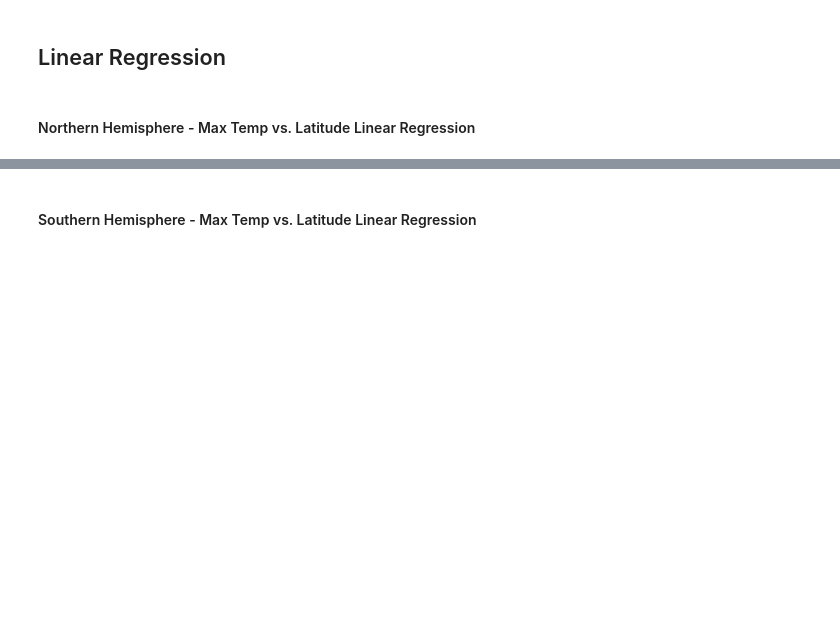
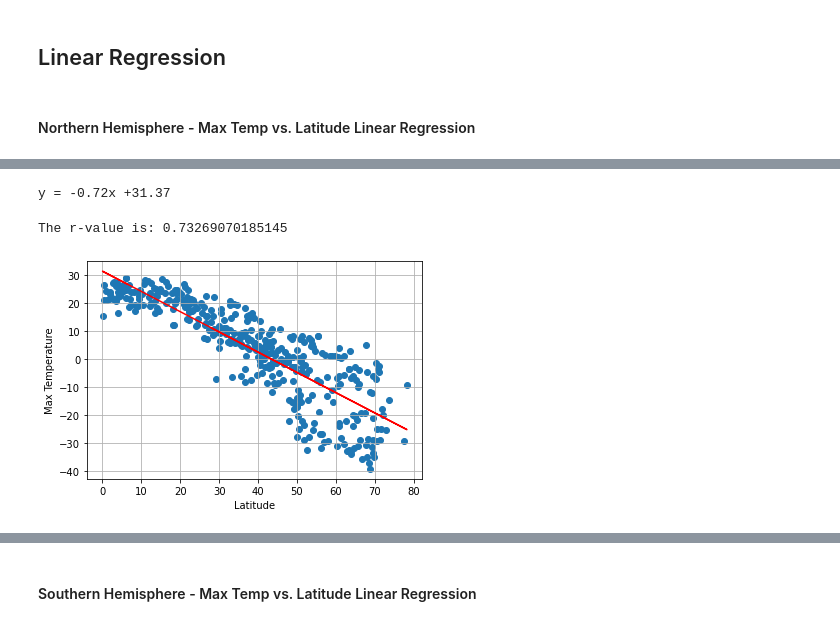
Before and after one commit to jcus/python-api-challenge, a Jupyter notebook: starter_code/WeatherPy.ipynb, the cells around one changed output, grey strips where cells are left out. Cells and saved outputs as stored; diff of their text form; code cells hidden in the pictures; blank space fills up the shorter version.

```diff
--- a/starter_code/WeatherPy.ipynb
+++ b/starter_code/WeatherPy.ipynb
@@ -371,0 +406,7 @@ Observations show that the wind speed increases equatorward in low latitudes whi
+# %%
+# Perform a linear regression on Max temperature vs. latitude for Northern hemisphere
+(slope, intercept, rvalue, pvalue, stderr) = stats.linregress(x_values, y_values)
+
+# caculate regression values
+regress_values = x_values * slope + intercept
+print(regress_values)
@@ -371,0 +426,25 @@ Observations show that the wind speed increases equatorward in low latitudes whi
+# %%
+# result of line equation string
+line_equation = "y = " + str(round(slope,2)) + "x +" + str(round(intercept,2))
+print(line_equation)
+# %% [output]
+y = -0.72x +31.37
+# %%
+# Create plot for Northern hemisphere
+plt.scatter(x_values,y_values)
+plt.plot(x_values,regress_values,"r-")
+
+# Label plot and annotate the line equation
+plt.xlabel("Latitude")
+plt.ylabel("Max Temperature")
+
+#plt.annotate(line_equation,(0,20),fontsize=15,color="red")
+
+# Print r value
+print(f"The r-value is: {rvalue**2}")
+
+plt.grid()
+plt.show()
+# %% [output]
+The r-value is: 0.73269070185145
+[figure, added]
```
Also changed, not shown: parts of 13 cells of this notebook, 6 other files.
